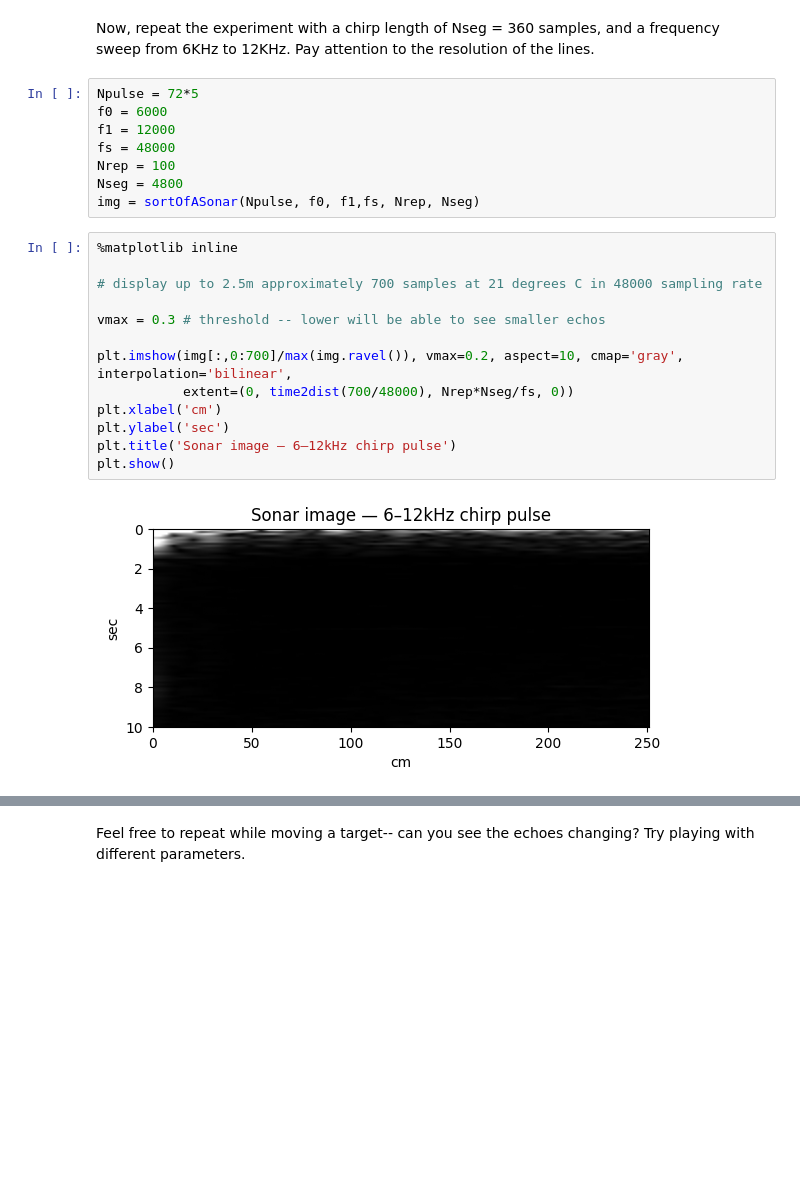
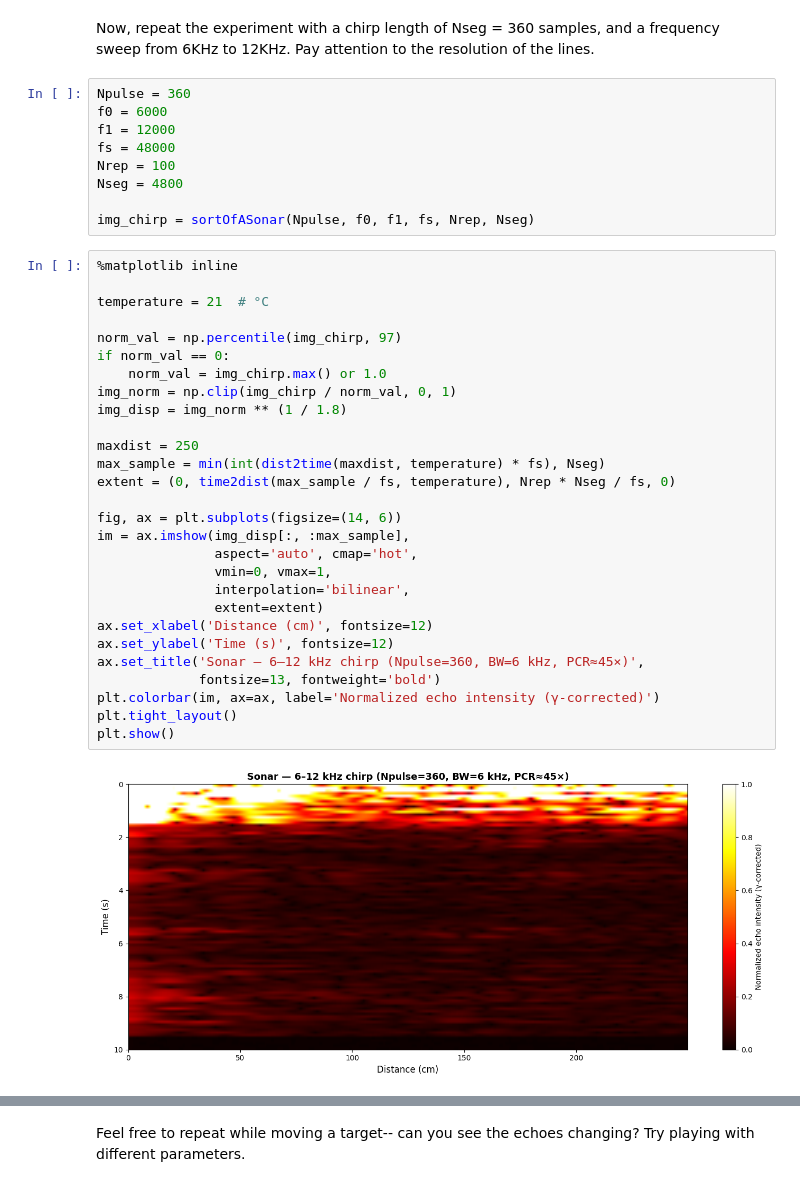
Before and after one commit to mtan0587/Air-Sonar, a Jupyter notebook: TimeDomain-Sonar-New.ipynb, the cells around one changed output, grey strips where cells are left out. Saved outputs shown, nothing was run; the diff lists cells and outputs as text; blank space fills up the shorter version.

```diff
--- a/TimeDomain-Sonar-New.ipynb
+++ b/TimeDomain-Sonar-New.ipynb
@@ -1003,25 +1014,41 @@ plt.show()
 Now, repeat the experiment with a chirp length of Nseg = 360 samples, and a frequency sweep from 6KHz to 12KHz.
 Pay attention to the resolution of the lines.
 # %%
-Npulse = 72*5
+Npulse = 360
 f0 = 6000
 f1 = 12000
 fs = 48000
 Nrep = 100
 Nseg = 4800
-img = sortOfASonar(Npulse, f0, f1,fs, Nrep, Nseg)
+
+img_chirp = sortOfASonar(Npulse, f0, f1, fs, Nrep, Nseg)
-# %%
-%matplotlib inline
-
-# display up to 2.5m approximately 700 samples at 21 degrees C in 48000 sampling rate
-
-vmax = 0.3 # threshold -- lower will be able to see smaller echos
-
-plt.imshow(img[:,0:700]/max(img.ravel()), vmax=0.2, aspect=10, cmap='gray', interpolation='bilinear',
-           extent=(0, time2dist(700/48000), Nrep*Nseg/fs, 0))
-plt.xlabel('cm')
-plt.ylabel('sec')
-plt.title('Sonar image — 6–12kHz chirp pulse')
-plt.show()
-# %% [output]
-[figure, removed]
+# %%
+%matplotlib inline
+
+temperature = 21  # °C
+
+norm_val = np.percentile(img_chirp, 97)
+if norm_val == 0:
+    norm_val = img_chirp.max() or 1.0
+img_norm = np.clip(img_chirp / norm_val, 0, 1)
+img_disp = img_norm ** (1 / 1.8)
+
+maxdist = 250
+max_sample = min(int(dist2time(maxdist, temperature) * fs), Nseg)
+extent = (0, time2dist(max_sample / fs, temperature), Nrep * Nseg / fs, 0)
+
+fig, ax = plt.subplots(figsize=(14, 6))
+im = ax.imshow(img_disp[:, :max_sample],
+               aspect='auto', cmap='hot',
+               vmin=0, vmax=1,
+               interpolation='bilinear',
+               extent=extent)
+ax.set_xlabel('Distance (cm)', fontsize=12)
+ax.set_ylabel('Time (s)', fontsize=12)
+ax.set_title('Sonar — 6–12 kHz chirp (Npulse=360, BW=6 kHz, PCR≈45×)',
+             fontsize=13, fontweight='bold')
+plt.colorbar(im, ax=ax, label='Normalized echo intensity (γ-corrected)')
+plt.tight_layout()
+plt.show()
+# %% [output]
+[figure, added]
```
Also changed, not shown: parts of 15 cells of this notebook.
